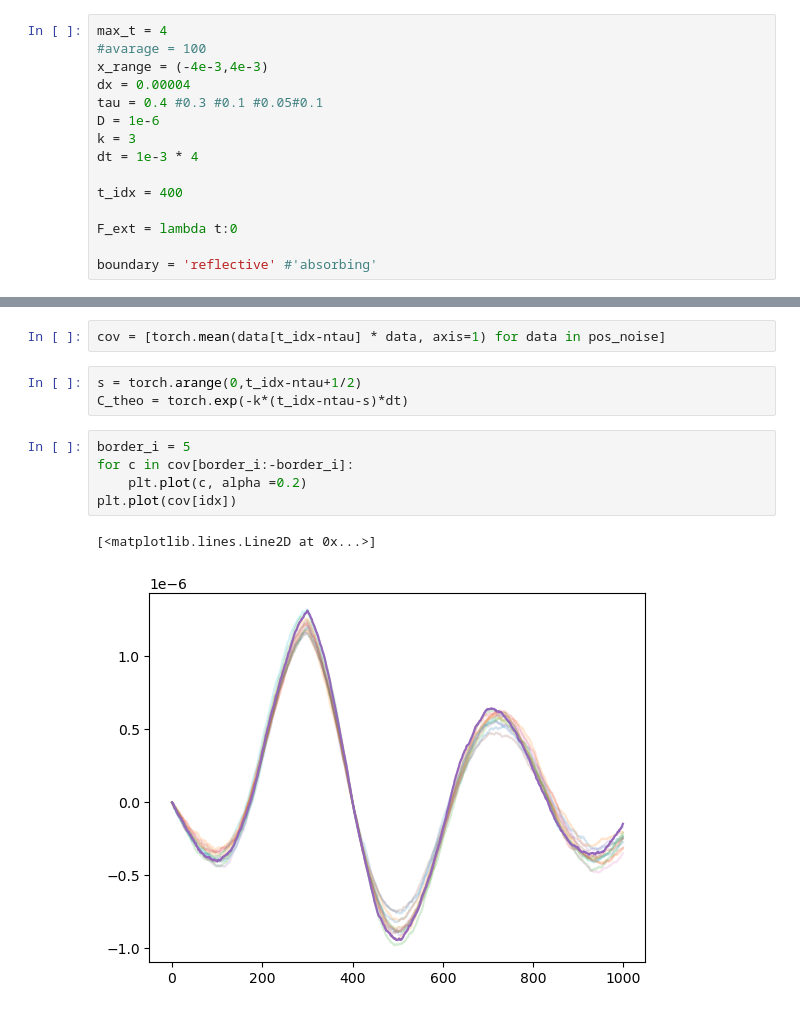
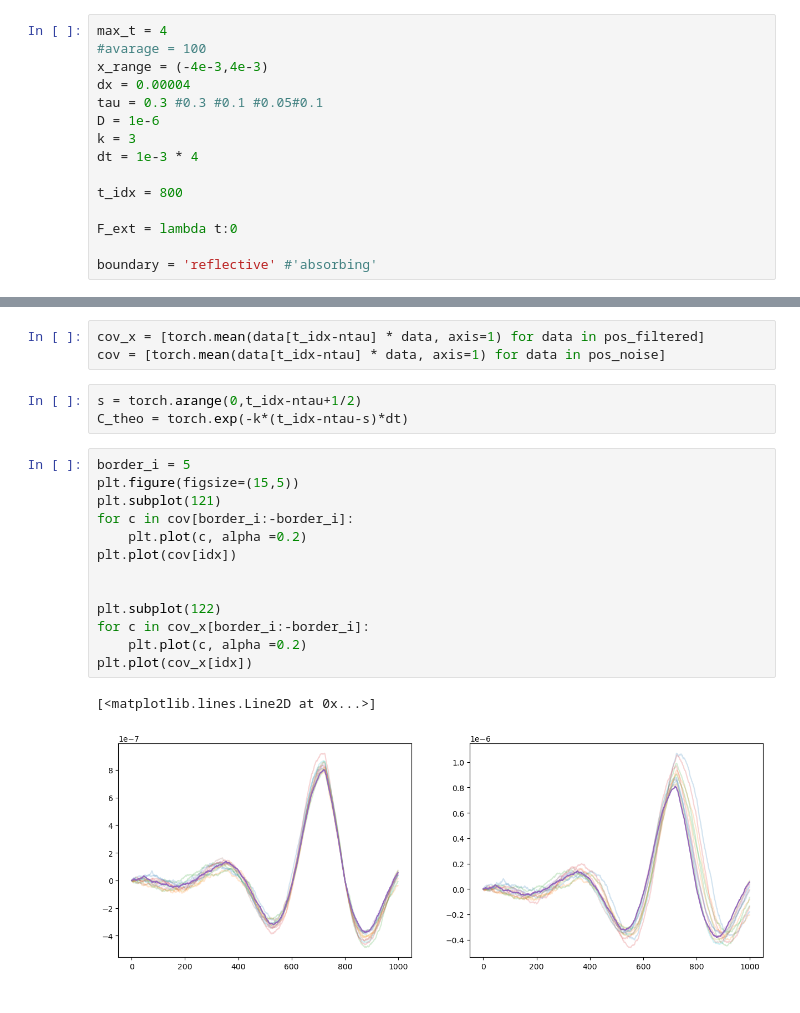
Before and after one commit to NilsToAn/overdampedDelayHarmonicOscillator, a Jupyter notebook: covarianc_investigater.ipynb, the cells around one changed output, grey strips where cells are left out. Cells and saved outputs as stored; diff of their text form.

```diff
--- a/covarianc_investigater.ipynb
+++ b/covarianc_investigater.ipynb
@@ -19,12 +19,12 @@ max_t = 4
 #avarage = 100
 x_range = (-4e-3,4e-3)
 dx = 0.00004
-tau = 0.4 #0.3 #0.1 #0.05#0.1
+tau = 0.3 #0.3 #0.1 #0.05#0.1
 D = 1e-6
 k = 3
 dt = 1e-3 * 4
 
-t_idx = 400
+t_idx = 800
 
 F_ext = lambda t:0
 
@@ -118,16 +118,25 @@ plt.imshow((hists_noise[idx]/hists_noise[idx].max(axis=1)[:,None]))
 # %%
+cov_x = [torch.mean(data[t_idx-ntau] * data, axis=1) for data in pos_filtered]
 cov = [torch.mean(data[t_idx-ntau] * data, axis=1) for data in pos_noise]
 # %%
 s = torch.arange(0,t_idx-ntau+1/2)
 C_theo = torch.exp(-k*(t_idx-ntau-s)*dt)
 # %%
 border_i = 5
+plt.figure(figsize=(15,5))
+plt.subplot(121)
 for c in cov[border_i:-border_i]:
     plt.plot(c, alpha =0.2)
 plt.plot(cov[idx])
+
+
+plt.subplot(122)
+for c in cov_x[border_i:-border_i]:
+    plt.plot(c, alpha =0.2)
+plt.plot(cov_x[idx])
 # %% [output]
 [<matplotlib.lines.Line2D at 0x...>]
-[figure, old version]
+[figure, new version]
 # %%
 #cov_approx = (sim_f_var[idx] * full_cov[:,0] / full_cov[t_idx-ntau,0])
 cov_approx = (sim_f_var[idx][t_idx-ntau] * full_cov[:,0] / full_cov[t_idx-ntau,0])
```
Also changed, not shown: parts of 9 cells of this notebook, 1 other file.
